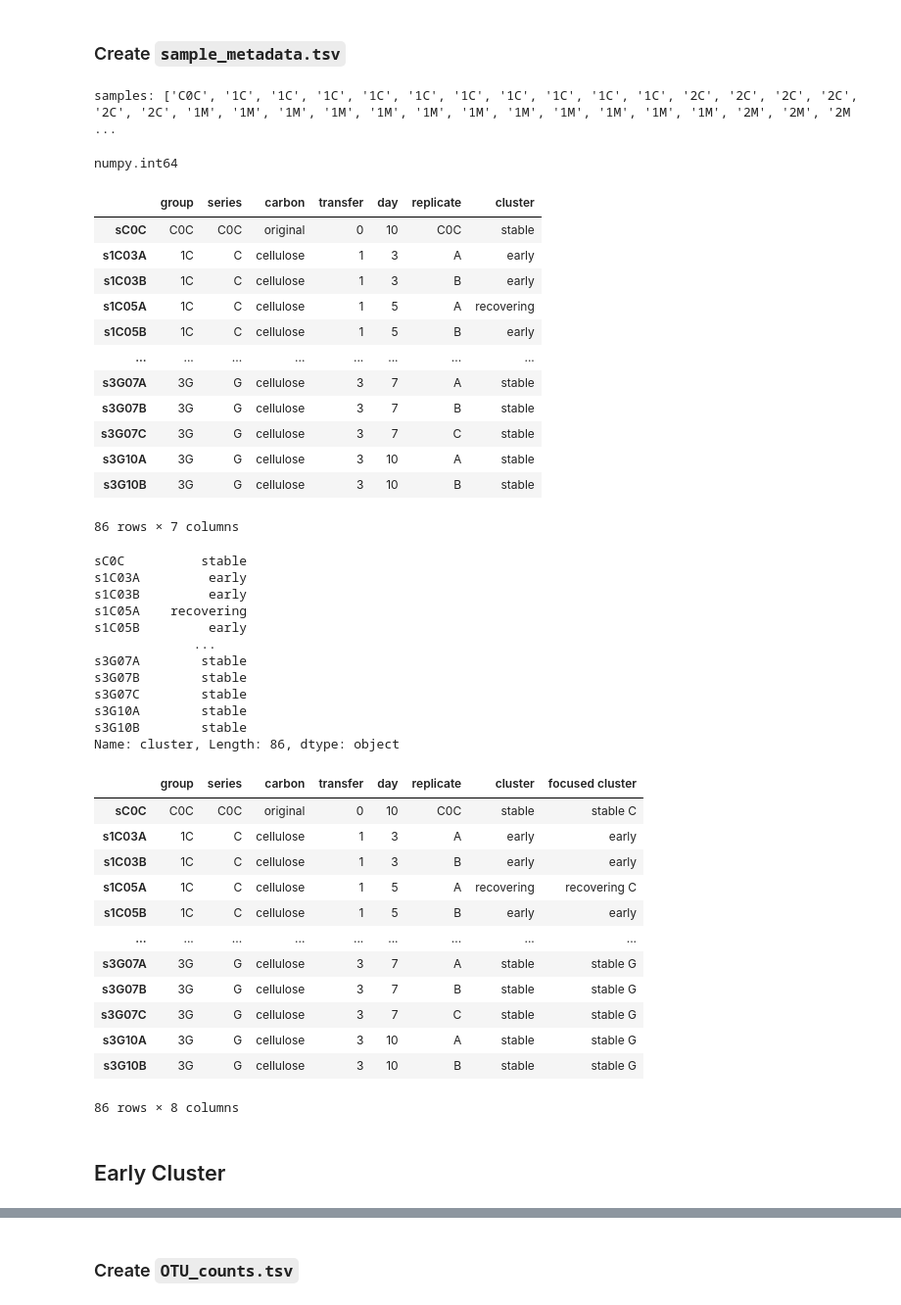
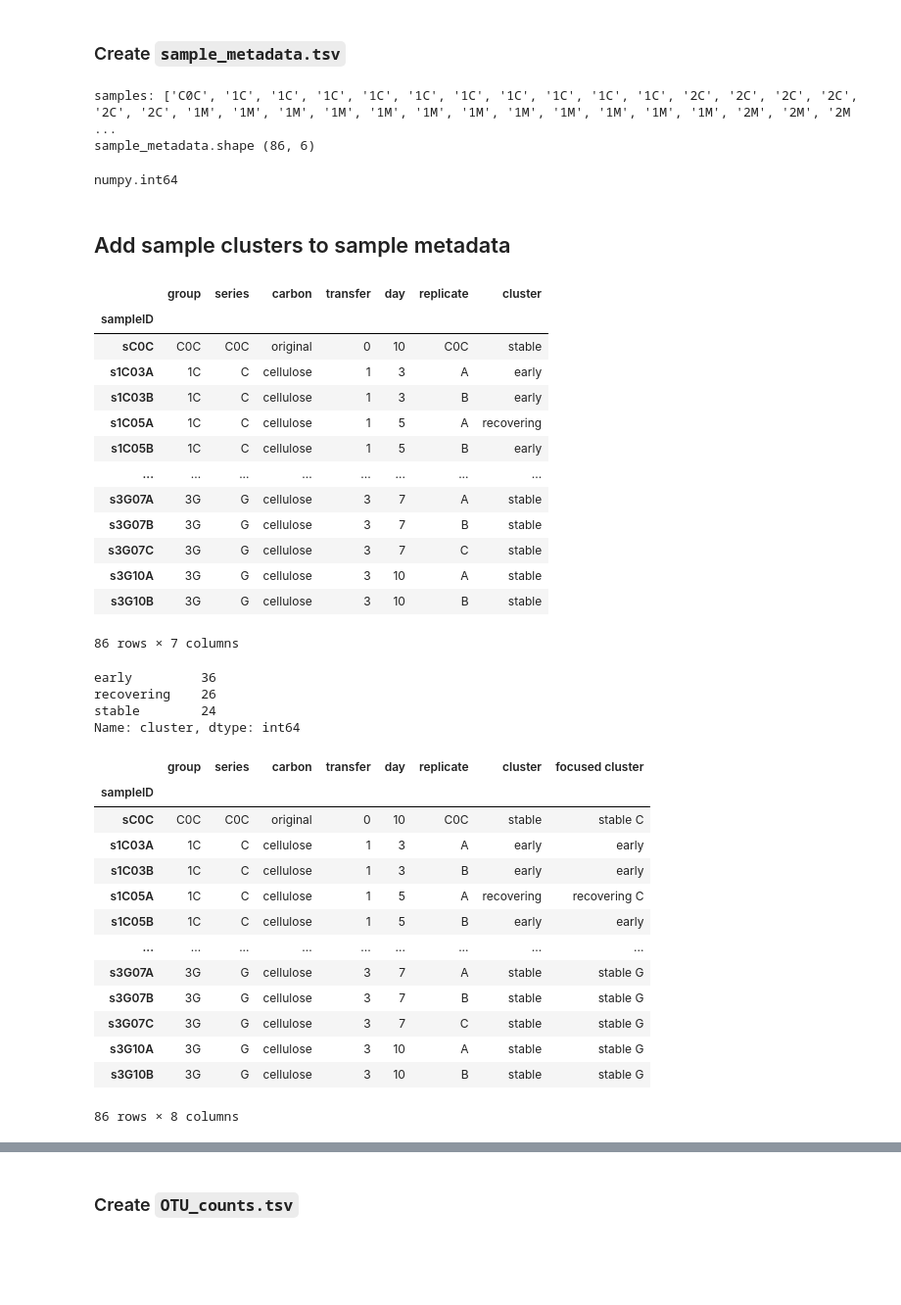
Before and after one commit to olincollege/microbiome-network-analysis-research, a Jupyter notebook: scripts/format.ipynb, the cells around one changed output, grey strips where cells are left out. Shown at 98% size. Saved outputs shown, nothing was run; the diff lists cells and outputs as text; code cells hidden in the pictures; blank space fills up the shorter version.

```diff
--- a/scripts/format.ipynb
+++ b/scripts/format.ipynb
@@ -188,18 +188,22 @@ sample_metadata = sample_metadata.set_index("sampleID")
 
 print("samples:", list(sample_metadata.group))
 sample_metadata = sample_metadata.drop(["s2M07C"])
+print("sample_metadata.shape", sample_metadata.shape)
 # %% [output]
 samples: ['C0C', '1C', '1C', '1C', '1C', '1C', '1C', '1C', '1C', '1C', '1C', '2C', '2C', '2C', '2C', '2C', '2C', '1M', '1M', '1M', '1M', '1M', '1M', '1M', '1M', '1M', '1M', '1M', '1M', '2M', '2M', '2M ...
+sample_metadata.shape (86, 6)
 # %%
 type(sample_metadata["day"][1])
 # %% [output]
 numpy.int64
+# %% [markdown]
+## Add sample clusters to sample metadata
 # %%
-# add sample clusters to sample metadata
-sample_metadata = sample_metadata.merge(sample_clusters, left_index=True, right_index=True)
+sample_metadata = sample_metadata.merge(sample_clusters, left_index=True, right_index=True, how="left")
 sample_metadata
 # %% [output]
 |  | group | series | carbon | transfer | day | replicate | cluster |
+| sampleID |  |  |  |  |  |  |  |
 | sC0C | C0C | C0C | original | 0 | 10 | C0C | stable |
 | s1C03A | 1C | C | cellulose | 1 | 3 | A | early |
 | s1C03B | 1C | C | cellulose | 1 | 3 | B | early |
@@ -215,40 +228,32 @@ sample_metadata
 # %%
-sample_metadata["cluster"]
+sample_metadata["cluster"].value_counts()
 # %% [output]
-sC0C          stable
-s1C03A         early
-s1C03B         early
-s1C05A    recovering
-s1C05B         early
-             ...
-s3G07A        stable
-s3G07B        stable
-s3G07C        stable
-s3G10A        stable
-s3G10B        stable
-Name: cluster, Length: 86, dtype: object
+early         36
+recovering    26
+stable        24
+Name: cluster, dtype: int64
 # %%
-# add more descriptive sample clusters ot sample metadata
-def descriptive_sample_cluster(row):
+# add more focused sample clusters to sample metadata
+def focused_sample_cluster(row):
     if (row["cluster"] == "early"):
-        if (row["day"] == 3): return "early"
+        if (row["group"] == "1G"): return "perturbed G"
         if (row["group"] == "1M"): return "perturbed M"
-        if (row["group"] == "1G"): return "perturbed G"
     if (row["cluster"] == "recovering"):
         if (row["series"] == "C"): return "recovering C"
         if (row["series"] == "G"): return "recovering G"
         if (row["series"] == "M"): return "recovering M"
     if (row["cluster"] == "stable"):
         if (row["series"] == "C"): return "stable C"
         if (row["series"] == "C0C"): return "stable C"
         if (row["series"] == "G"): return "stable G"
         if (row["series"] == "M"): return "stable M"
     return row["cluster"]
 
-sample_metadata["focused cluster"] = sample_metadata.apply(lambda x: descriptive_sample_cluster(x), axis=1)
+sample_metadata["focused cluster"] = sample_metadata.apply(lambda x: focused_sample_cluster(x), axis=1)
 sample_metadata
 # %% [output]
 |  | group | series | carbon | transfer | day | replicate | cluster | focused cluster |
+| sampleID |  |  |  |  |  |  |  |  |
 | sC0C | C0C | C0C | original | 0 | 10 | C0C | stable | stable C |
 | s1C03A | 1C | C | cellulose | 1 | 3 | A | early | early |
 | s1C03B | 1C | C | cellulose | 1 | 3 | B | early | early |
@@ -261,5 +266,3 @@ sample_metadata
 | s3G10A | 3G | G | cellulose | 3 | 10 | A | stable | stable G |
 | s3G10B | 3G | G | cellulose | 3 | 10 | B | stable | stable G |
 86 rows × 8 columns
-# %% [markdown]
-## Early Cluster
```
Also changed, not shown: parts of 12 cells of this notebook, 32 other files.
